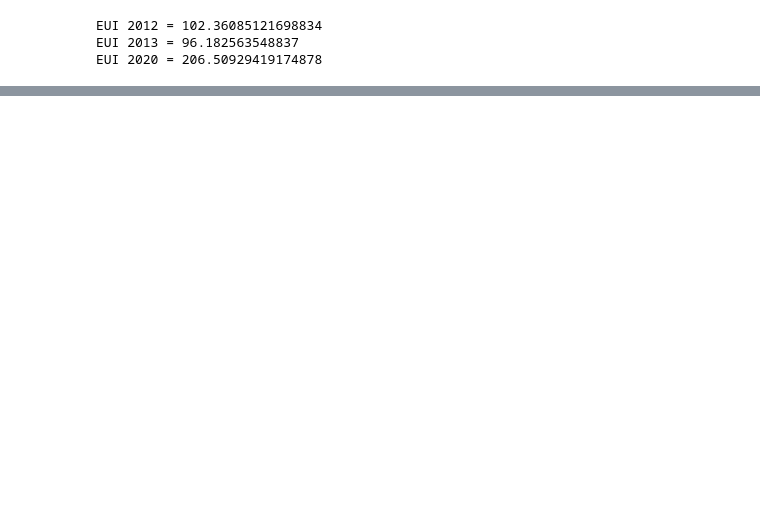
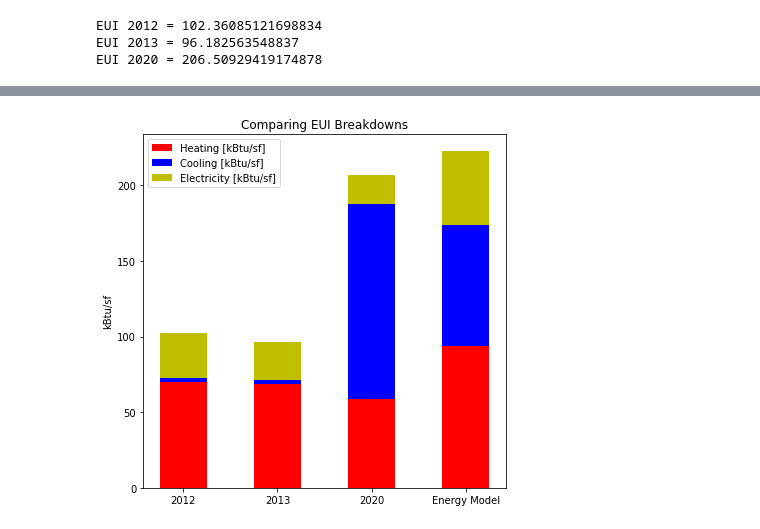
Before and after one commit to amitche8/IIT-PhD, a Jupyter notebook: CAE526/P1/CAE526-P1_Mitchell.ipynb, the cells around one changed output, grey strips where cells are left out. Cells and saved outputs as stored; diff of their text form; code cells hidden in the pictures; blank space fills up the shorter version.

```diff
--- a/CAE526/P1/CAE526-P1_Mitchell.ipynb
+++ b/CAE526/P1/CAE526-P1_Mitchell.ipynb
@@ -79,0 +191,25 @@ EUI 2020 = 206.50929419174878
+# %%
+#Part H
+gsf = 111135
+gsfm = 70580
+
+labels = ['2012', '2013', '2020', 'Energy Model']
+Heating = np.array([(df2012.sum(axis=0)[1]/gsf), (df2013.sum(axis=0)[1]/gsf), (df2020.sum(axis=0)[1]/gsf), (6629014/gsfm)])
+Cooling = np.array([(df2012.sum(axis=0)[5]/gsf), (df2013.sum(axis=0)[5]/gsf), (df2020.sum(axis=0)[5]/gsf), (5624394/gsfm)])
+Elec = np.array([(df2012.sum(axis=0)[3]/gsf), (df2013.sum(axis=0)[3]/gsf), (df2020.sum(axis=0)[3]/gsf), (3450832/gsfm)])
+width = 0.5       # the width of the bars: can also be len(x) sequence
+
+fig, ax = plt.subplots(figsize=(6.5,6.5))
+
+ax.bar(labels, Heating, width, label='Heating [kBtu/sf]', color='r')
+ax.bar(labels, Cooling, width,  bottom=Heating, label='Cooling [kBtu/sf]', color='b')
+ax.bar(labels, Elec, width, bottom=Heating+Cooling, label='Electricity [kBtu/sf]', color='y')
+
+
+ax.set_ylabel('kBtu/sf')
+ax.set_title('Comparing EUI Breakdowns')
+ax.legend()
+
+plt.show()
+# %% [output]
+[figure, added]
```
Also changed, not shown: parts of 10 cells of this notebook, 8 other files.
